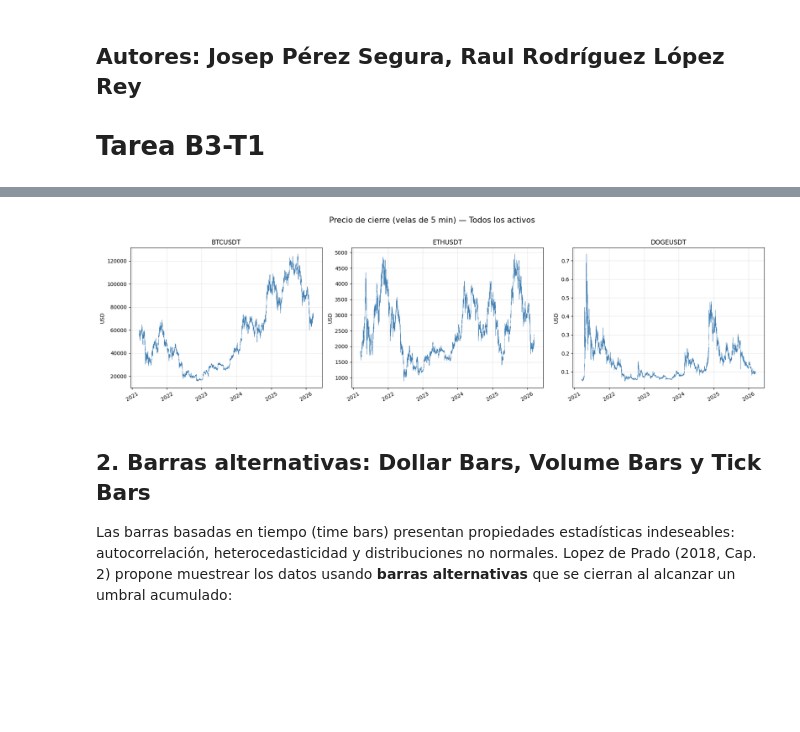
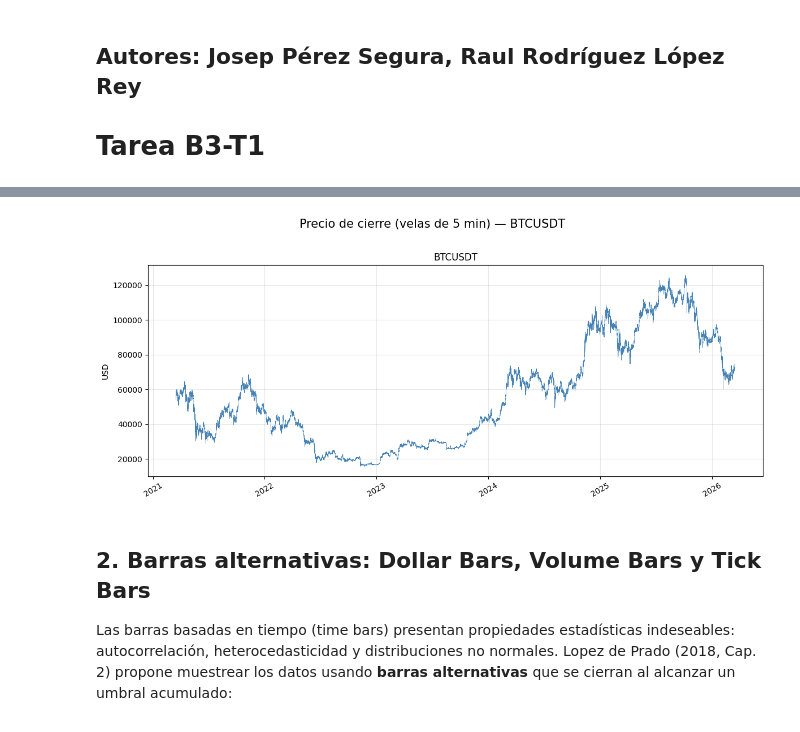
Before and after one commit to joseppsr/Preprocesado_de_datos_financieros_para_ML, a Jupyter notebook: Tarea_procesado_datos_final_1activo.ipynb, the cells around one changed output, grey strips where cells are left out. Cells and saved outputs as stored; diff of their text form; code cells hidden in the pictures; blank space fills up the shorter version.

```diff
--- a/Tarea_procesado_datos_final_1activo.ipynb
+++ b/Tarea_procesado_datos_final_1activo.ipynb
@@ -39,8 +35,6 @@ pd.set_option("display.max_columns", None)
 # --- Configuración ---
 SYMBOLS = [
     "BTCUSDT",   # Bitcoin
-    "ETHUSDT",   # Ethereum
-    "DOGEUSDT",  # Dogecoin
 ]
 
 INTERVAL = "5m"
@@ -258,22 +237,22 @@ Detalle BTCUSDT (df principal):
 | max | 2026-03-16 23:00:00 | 126011.180000 | 126199.630000 | 125868.130000 | 126011.180000 | 15659.934840 | 2026-03-16 23:04:59.999000 | 5.588519e+08 | 711259.000000 | ... |
 | std | NaN | 29750.428274 | 29769.739500 | 29730.507647 | 29750.432163 | 450.694440 | NaN | 1.214962e+07 | 12180.433283 | ... |
 # %%
-# --- Evolución del precio de todos los criptoactivos ---
-fig, axes = plt.subplots(1, 3, figsize=(18, 5))
+# --- Evolución del precio del criptoactivo ---
+fig, ax = plt.subplots(figsize=(12, 5))
 
-for ax, (sym, d) in zip(axes.flat, dfs.items()):
-    ax.plot(d["open_time"], d["close"], linewidth=0.4, color="steelblue")
-    ax.set_title(sym, fontsize=12)
-    ax.set_ylabel("USD")
-    ax.grid(True, alpha=0.3)
-    ax.ticklabel_format(style="plain", axis="y")
-    ax.tick_params(axis="x", rotation=30)
+d = dfs["BTCUSDT"]
+ax.plot(d["open_time"], d["close"], linewidth=0.4, color="steelblue")
+ax.set_title("BTCUSDT", fontsize=12)
+ax.set_ylabel("USD")
+ax.grid(True, alpha=0.3)
+ax.ticklabel_format(style="plain", axis="y")
+ax.tick_params(axis="x", rotation=30)
 
-fig.suptitle("Precio de cierre (velas de 5 min) — Todos los activos", fontsize=15, y=1.02)
+fig.suptitle("Precio de cierre (velas de 5 min) — BTCUSDT", fontsize=15, y=1.02)
 fig.tight_layout()
 plt.show()
 # %% [output]
-[figure, old version]
+[figure, new version]
 # %% [markdown]
 ## 2. Barras alternativas: Dollar Bars, Volume Bars y Tick Bars
 
```
Also changed, not shown: parts of 10 cells of this notebook, 1 other file.
